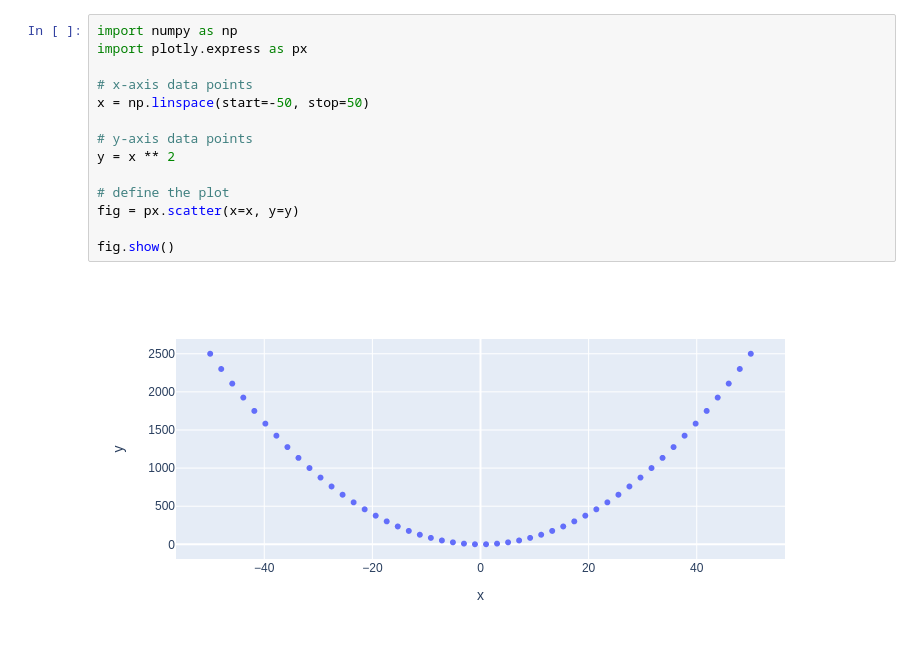
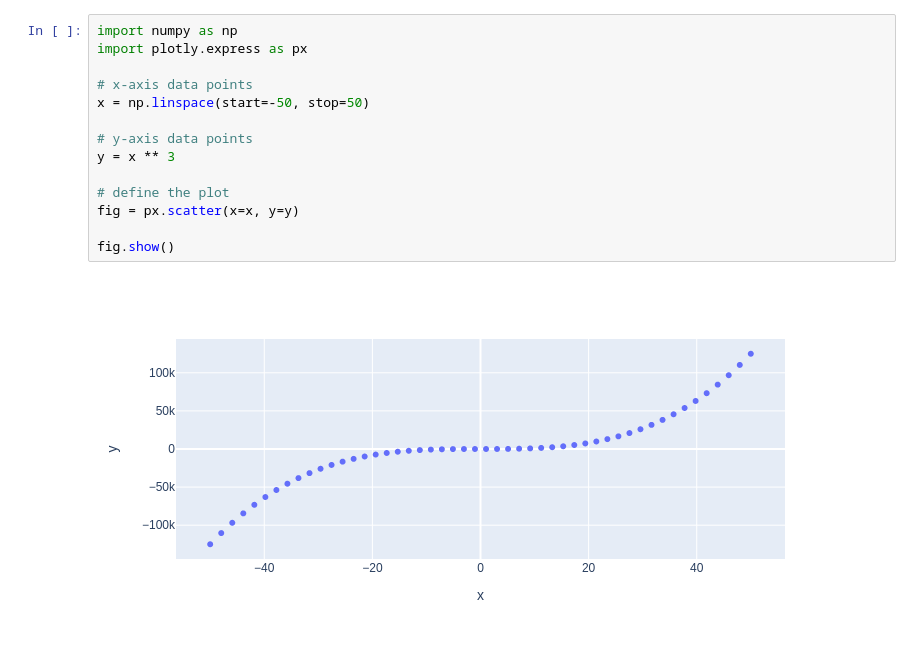
Before and after one commit to agiertli/my-notebooks-repo, a Jupyter notebook: experiment1.ipynb, the cells around one changed output. Saved outputs shown, nothing was run; the diff lists cells and outputs as text.

```diff
--- a/experiment1.ipynb
+++ b/experiment1.ipynb
@@ -1,16 +1,16 @@
 # %%
 import numpy as np
 import plotly.express as px
 
 # x-axis data points
 x = np.linspace(start=-50, stop=50)
 
 # y-axis data points
-y = x ** 2
+y = x ** 3
 
 # define the plot
 fig = px.scatter(x=x, y=y)
 
 fig.show()
 # %% [output]
-[figure, old version]
+[figure, new version]
```
